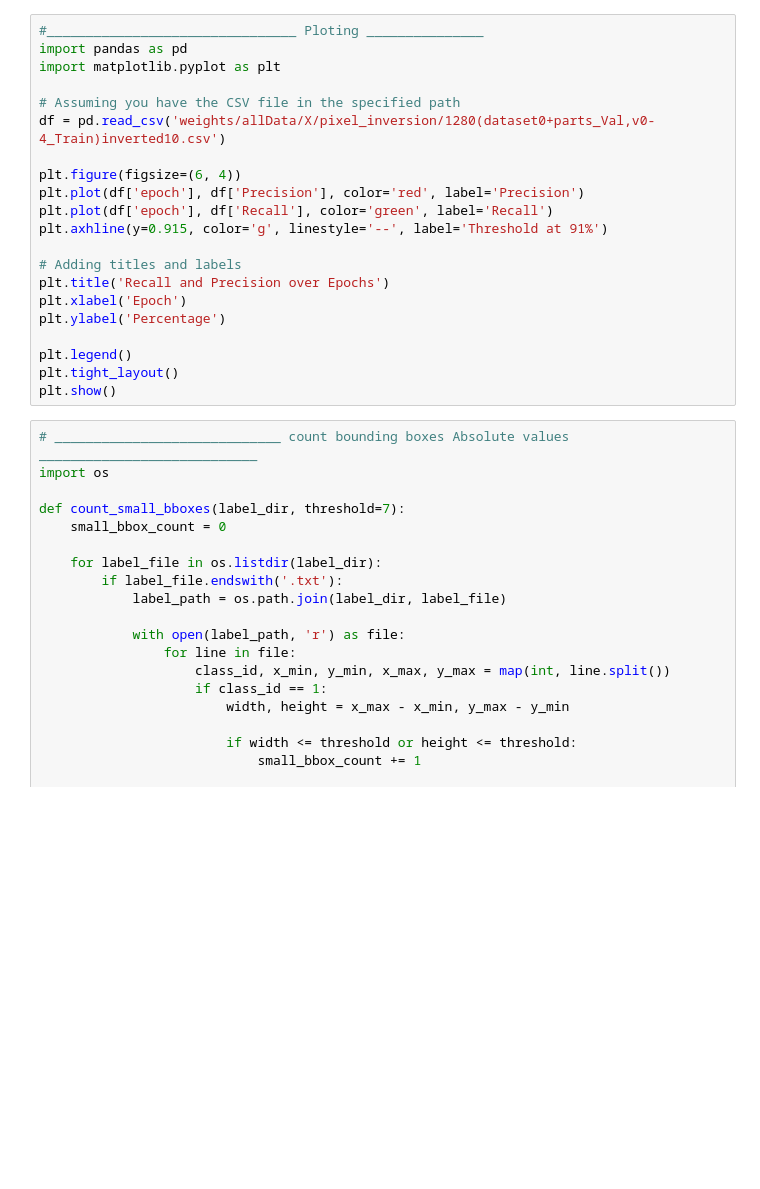
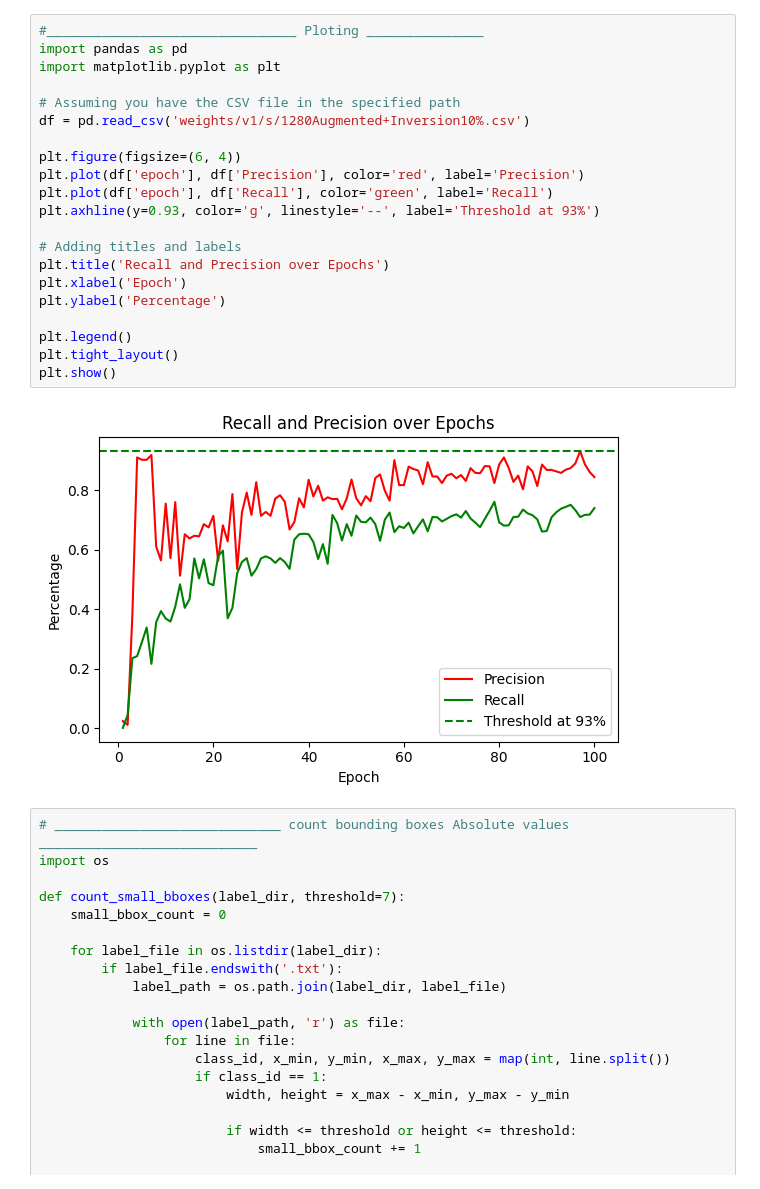
Before and after one commit to Muhammadhamza26/CrackHoleNeck, a Jupyter notebook: tools.ipynb, the cells around one changed output. Saved outputs shown, nothing was run; the diff lists cells and outputs as text; blank space fills up the shorter version.

```diff
--- a/tools.ipynb
+++ b/tools.ipynb
@@ -1,24 +1,26 @@
 # %%
 #________________________________ Ploting _______________
 import pandas as pd
 import matplotlib.pyplot as plt
 
 # Assuming you have the CSV file in the specified path
-df = pd.read_csv('weights/allData/X/pixel_inversion/1280(dataset0+parts_Val,v0-4_Train)inverted10.csv')
+df = pd.read_csv('weights/v1/s/1280Augmented+Inversion10%.csv')
 
 plt.figure(figsize=(6, 4))
 plt.plot(df['epoch'], df['Precision'], color='red', label='Precision')
 plt.plot(df['epoch'], df['Recall'], color='green', label='Recall')
-plt.axhline(y=0.915, color='g', linestyle='--', label='Threshold at 91%')
+plt.axhline(y=0.93, color='g', linestyle='--', label='Threshold at 93%')
 
 # Adding titles and labels
 plt.title('Recall and Precision over Epochs')
 plt.xlabel('Epoch')
 plt.ylabel('Percentage')
 
 plt.legend()
 plt.tight_layout()
 plt.show()
+# %% [output]
+[figure, added]
 # %%
 # _____________________________ count bounding boxes Absolute values ____________________________
 import os
```
Also changed, not shown: parts of 3 cells of this notebook.
